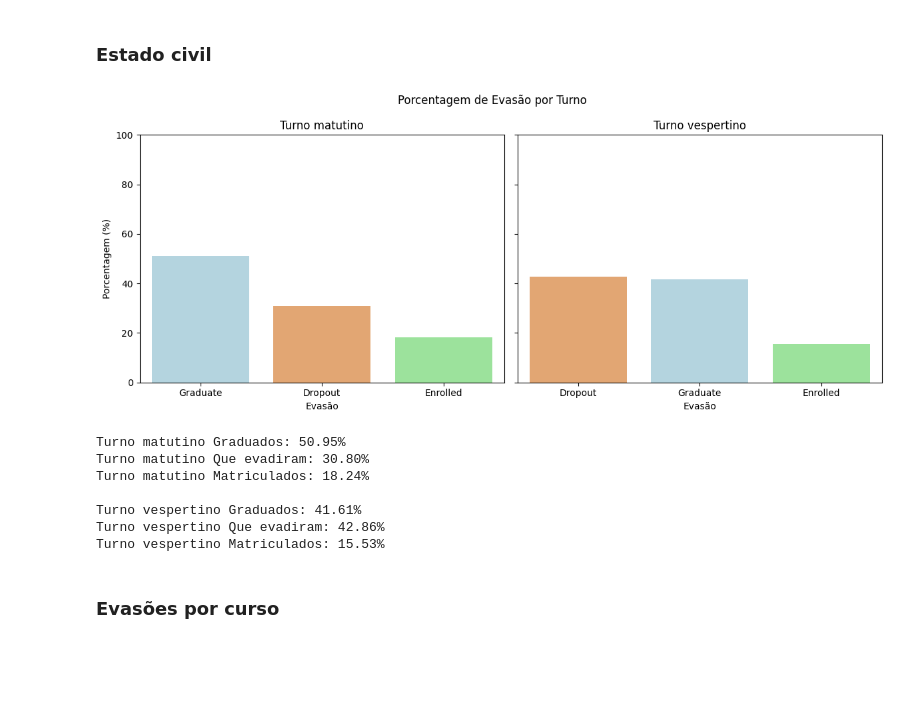
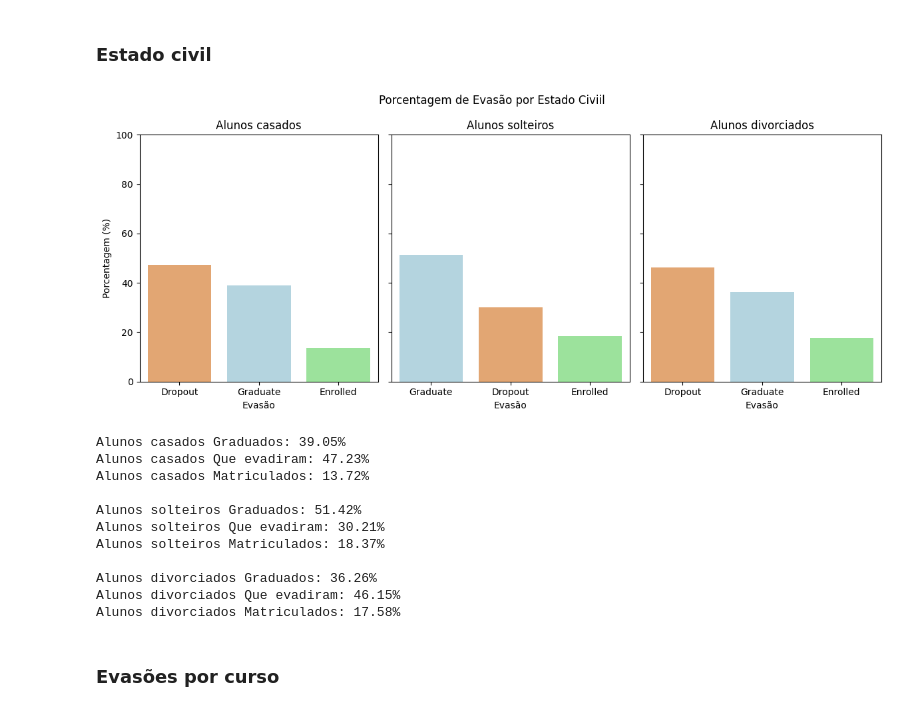
Before and after one commit to schwaad/Student-Dropout-Analysis, a Jupyter notebook: Analise_dos_dados.ipynb, the cells around one changed output. Drawn from its saved outputs; the diff is of its cells as text; code cells hidden in the pictures; blank space fills up the shorter version.

Commit message:
fix: a análise da evasão por estado civil estava incorreta

```diff
--- a/Analise_dos_dados.ipynb
+++ b/Analise_dos_dados.ipynb
@@ -80,51 +80,56 @@ Agora, vamos analisar a relação das outras variáveis qualitativas com a vari
 ### Estado civil
 # %%
 grupos = {
-    'Turno matutino': dataQ[dataQ['Daytime/evening attendance'] == 'daytime'],
-    'Turno vespertino': dataQ[dataQ['Daytime/evening attendance'] == 'evening']
+    'Alunos casados': dataQ[dataQ['Marital status'] == 'married'],
+    'Alunos solteiros': dataQ[dataQ['Marital status'] == 'single'],
+    'Alunos divorciados': dataQ[dataQ['Marital status'] == 'divorced']
 }
 
-fig, axes = plt.subplots(1, 2, figsize=(12, 5), sharey=True)
+fig, axes = plt.subplots(1, 3, figsize=(12, 5), sharey=True)
 
 pastel = {'Graduate': 'lightblue', 'Dropout': 'sandybrown', 'Enrolled': 'lightgreen'}
 
 for ax, (titulo, grupo) in zip(axes, grupos.items()):
     proporcao = (grupo['Target'].value_counts(normalize=True) * 100).reset_index()
     proporcao.columns = ['Target', 'Porcentagem']
 
     sns.barplot(data=proporcao, x='Target', y='Porcentagem', hue='Target', ax=ax, palette=pastel)
     ax.set_title(titulo)
     ax.set_ylim(0, 100)
     ax.set_xlabel('Evasão')
     ax.set_ylabel('Porcentagem (%)')
 
 
-plt.suptitle('Porcentagem de Evasão por Turno')
+plt.suptitle('Porcentagem de Evasão por Estado Civiil')
 plt.tight_layout()
 plt.show()
 
 for titulo, grupo in grupos.items():
     total = len(grupo)
     graduados = (grupo['Target'] == 'Graduate').sum()
     evadiram = (grupo['Target'] == 'Dropout').sum()
     matriculados = (grupo['Target'] == 'Enrolled').sum()
 
     graduados_pct = (graduados / total) * 100 if total > 0 else 0
     evadiram_pct = (evadiram / total) * 100 if total > 0 else 0
     matriculados_pct = (matriculados / total) * 100 if total > 0 else 0
 
     print(f"{titulo} Graduados: {graduados_pct:.2f}%")
     print(f"{titulo} Que evadiram: {evadiram_pct:.2f}%")
     print(f"{titulo} Matriculados: {matriculados_pct:.2f}%\n")
 # %% [output]
-[figure, old version]
+[figure, new version]
-Turno matutino Graduados: 50.95%
-Turno matutino Que evadiram: 30.80%
-Turno matutino Matriculados: 18.24%
+Alunos casados Graduados: 39.05%
+Alunos casados Que evadiram: 47.23%
+Alunos casados Matriculados: 13.72%
 
-Turno vespertino Graduados: 41.61%
-Turno vespertino Que evadiram: 42.86%
-Turno vespertino Matriculados: 15.53%
+Alunos solteiros Graduados: 51.42%
+Alunos solteiros Que evadiram: 30.21%
+Alunos solteiros Matriculados: 18.37%
+
+Alunos divorciados Graduados: 36.26%
+Alunos divorciados Que evadiram: 46.15%
+Alunos divorciados Matriculados: 17.58%
 # %% [markdown]
 ### Evasões por curso
 # %% [markdown]
```
